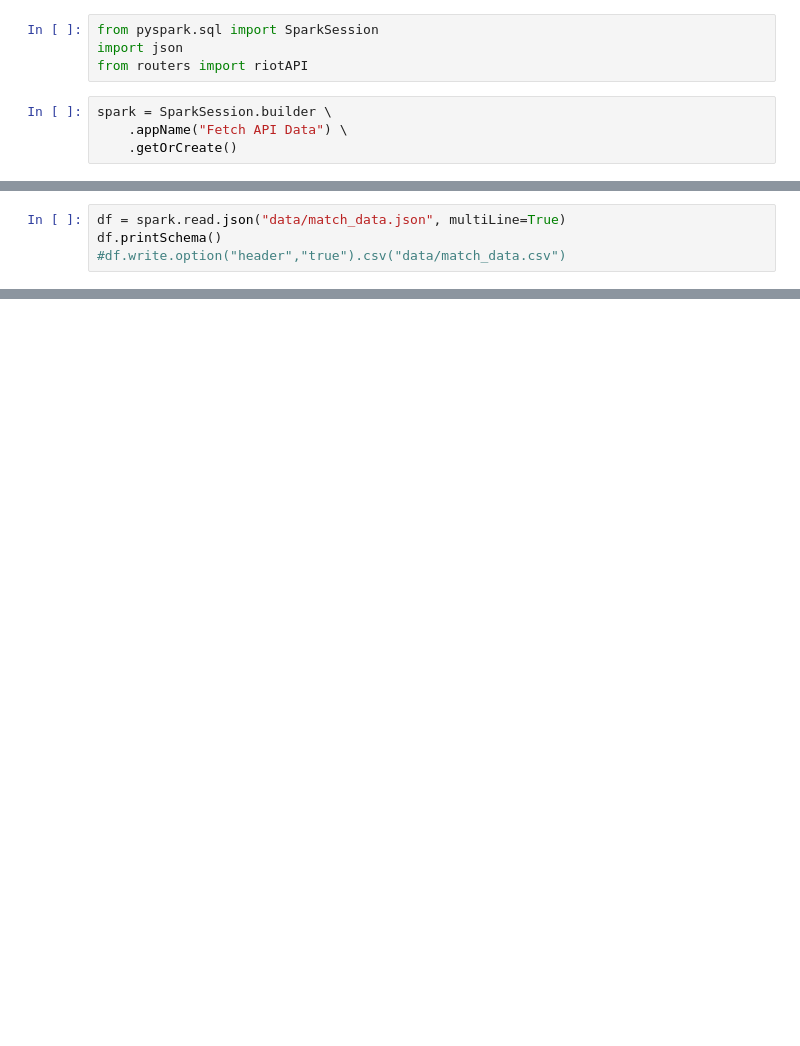
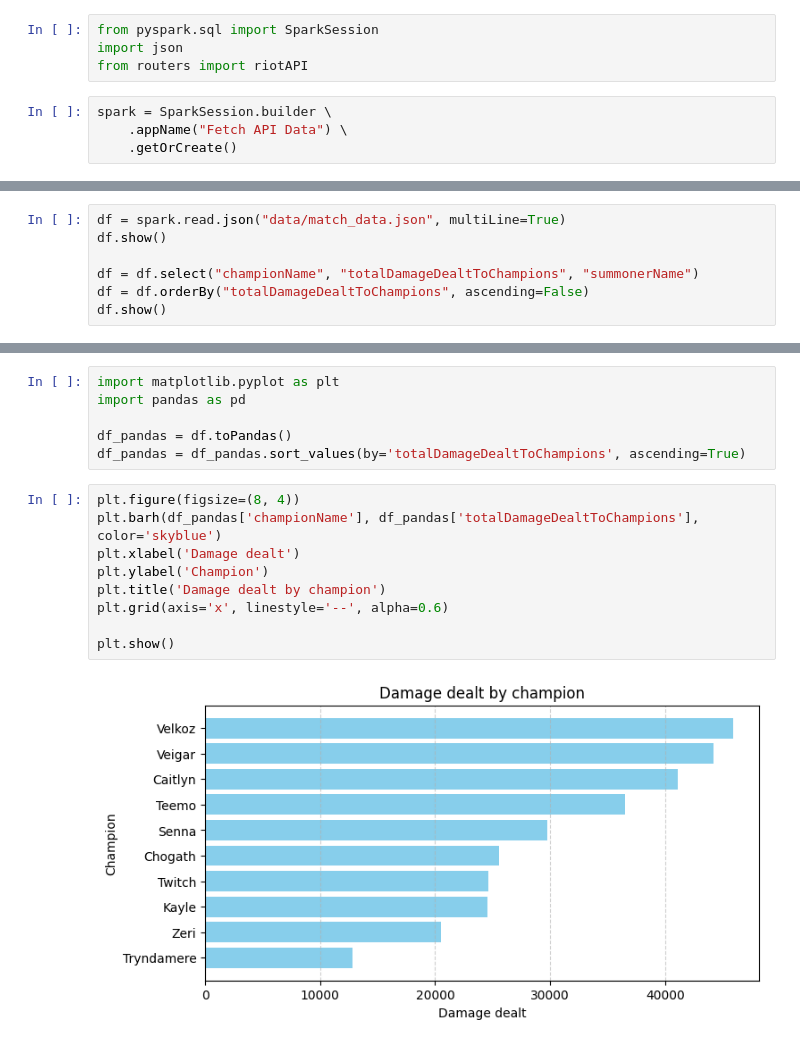
Before and after one commit to Drtey/lol-matches-app, a Jupyter notebook: app/df.ipynb, the cells around one changed output, grey strips where cells are left out. Saved outputs shown, nothing was run; the diff lists cells and outputs as text; blank space fills up the shorter version.

Commit message:
matplotlib installed first chart

```diff
--- a/app/df.ipynb
+++ b/app/df.ipynb
@@ -13,5 +13,8 @@ with open('data/match_data.json', 'w', encoding='utf-8') as f:
 # %%
 df = spark.read.json("data/match_data.json", multiLine=True)
-df.printSchema()
-#df.write.option("header","true").csv("data/match_data.csv")
+df.show()
+
+df = df.select("championName", "totalDamageDealtToChampions", "summonerName")
+df = df.orderBy("totalDamageDealtToChampions", ascending=False)
+df.show()
 # %% [output]
@@ -34,0 +38,17 @@ root
+# %%
+import matplotlib.pyplot as plt
+import pandas as pd
+
+df_pandas = df.toPandas()
+df_pandas = df_pandas.sort_values(by='totalDamageDealtToChampions', ascending=True)
+# %%
+plt.figure(figsize=(8, 4))
+plt.barh(df_pandas['championName'], df_pandas['totalDamageDealtToChampions'], color='skyblue')
+plt.xlabel('Damage dealt')
+plt.ylabel('Champion')
+plt.title('Damage dealt by champion')
+plt.grid(axis='x', linestyle='--', alpha=0.6)
+
+plt.show()
+# %% [output]
+[figure, added]
```
Also changed, not shown: parts of 2 cells of this notebook, 1 other file.
